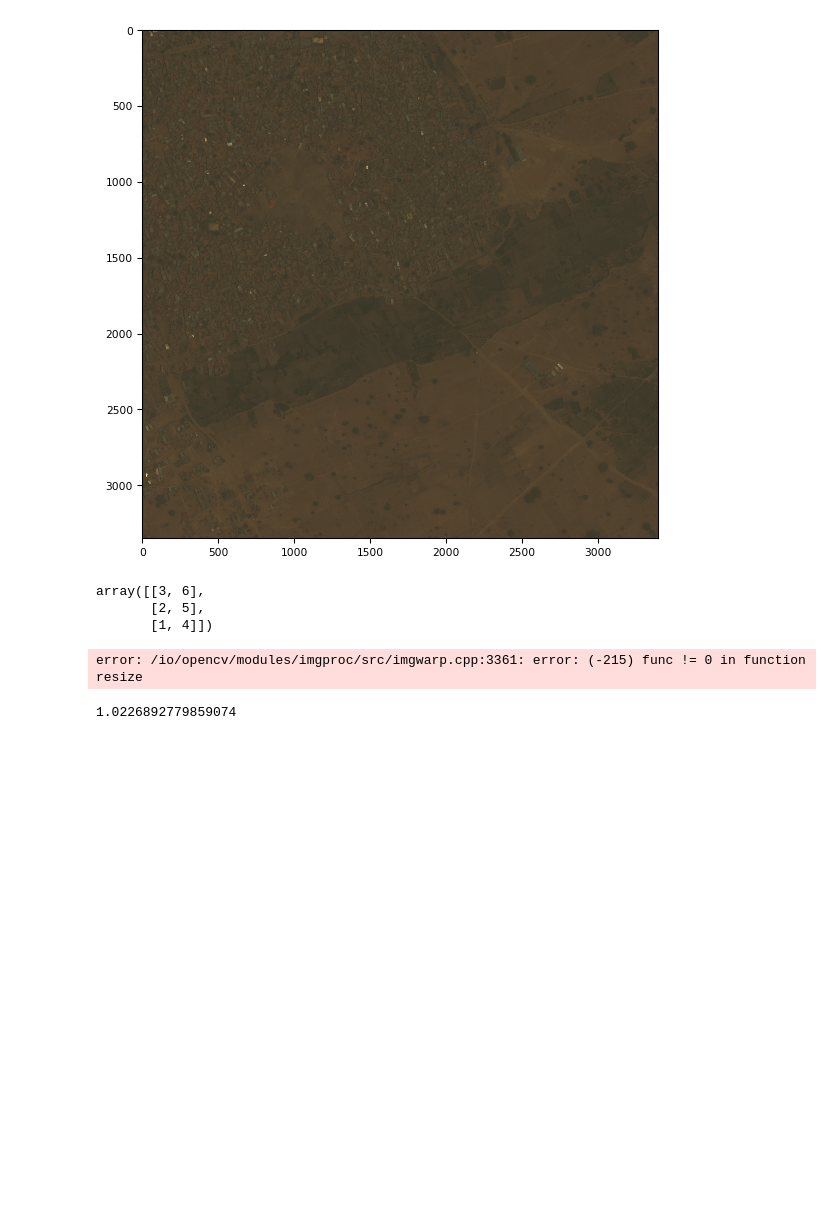
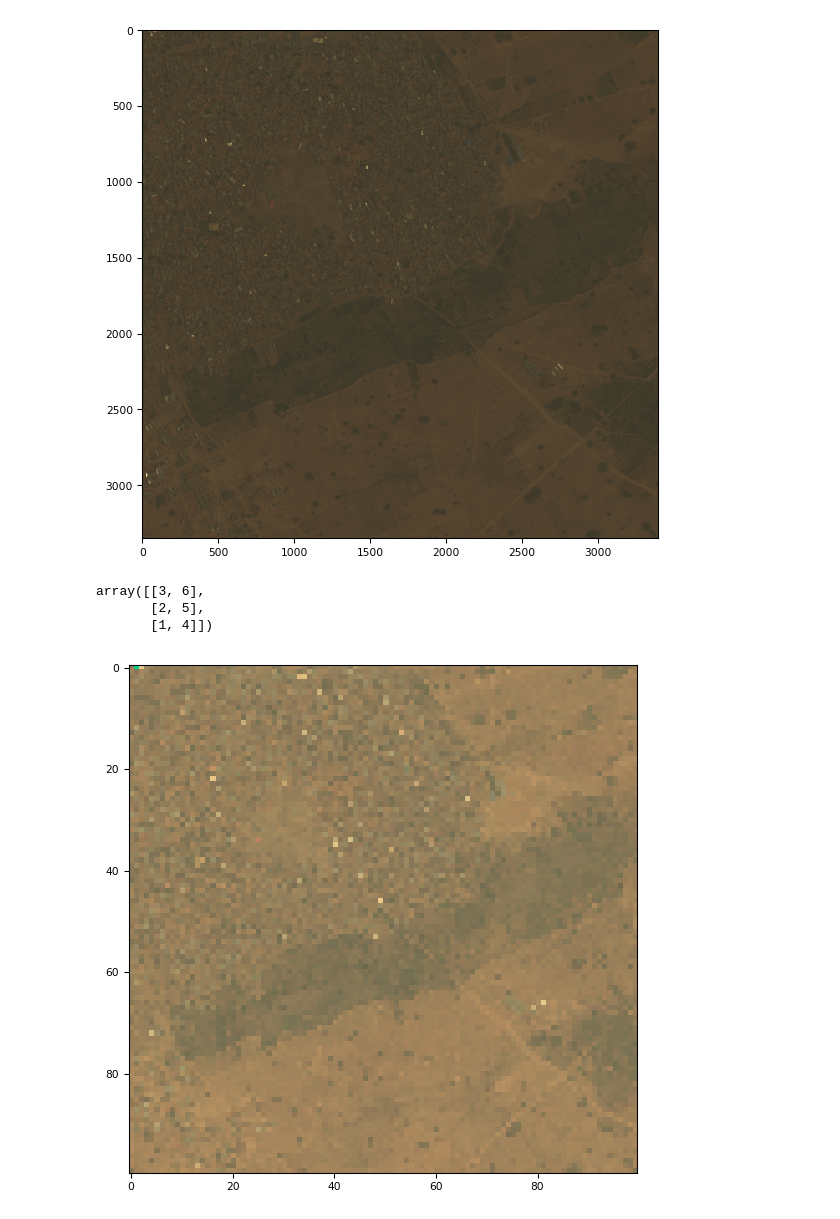
Before and after one commit to ParuninPavel/remote_sensing, a Jupyter notebook: Dataset_prep_lib.ipynb, the cells around one changed output. Drawn from its saved outputs; the diff is of its cells as text; code cells hidden in the pictures; blank space fills up the shorter version.

```diff
--- a/Dataset_prep_lib.ipynb
+++ b/Dataset_prep_lib.ipynb
@@ -351,11 +441,10 @@ np.rot90(arr)[:,:,0]
 array([[3, 6],
        [2, 5],
        [1, 4]])
-# %%
-cv2.resize(arr[:,:,0],(4,6))
-# %% [output]
-error: /io/opencv/modules/imgproc/src/imgwarp.cpp:3361: error: (-215) func != 0 in function resize
-# %%
-random.uniform(1, 1.5)
-# %% [output]
-1.0226892779859074
+# %%
+img_rolled = np.rollaxis(img, 0, 3)
+img_rolled = cv2.resize(img_rolled,(100,100))
+tiff.imshow(img_rolled)
+plt.show()
+# %% [output]
+[figure, added]
```
Also changed, not shown: parts of 4 cells of this notebook.
